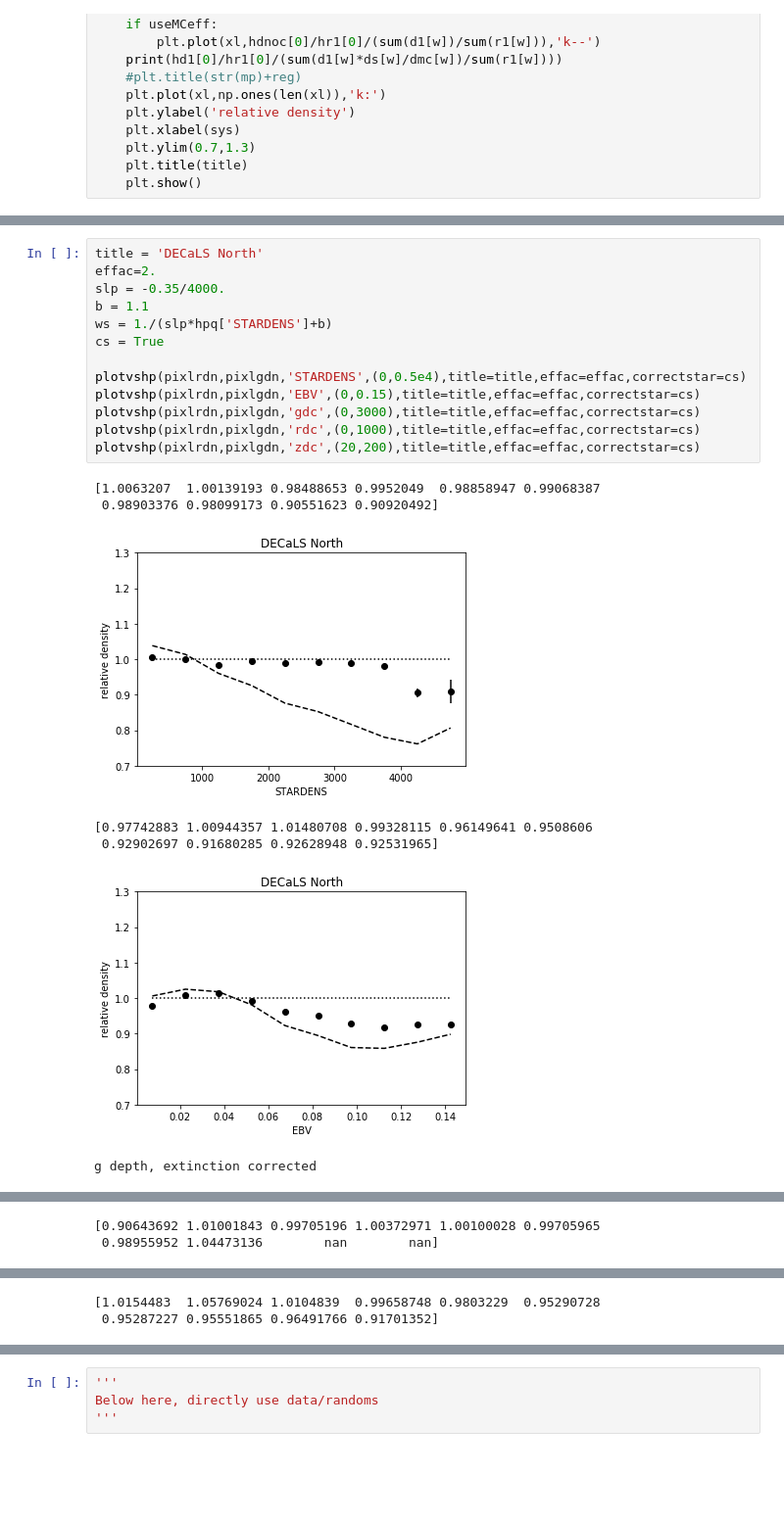
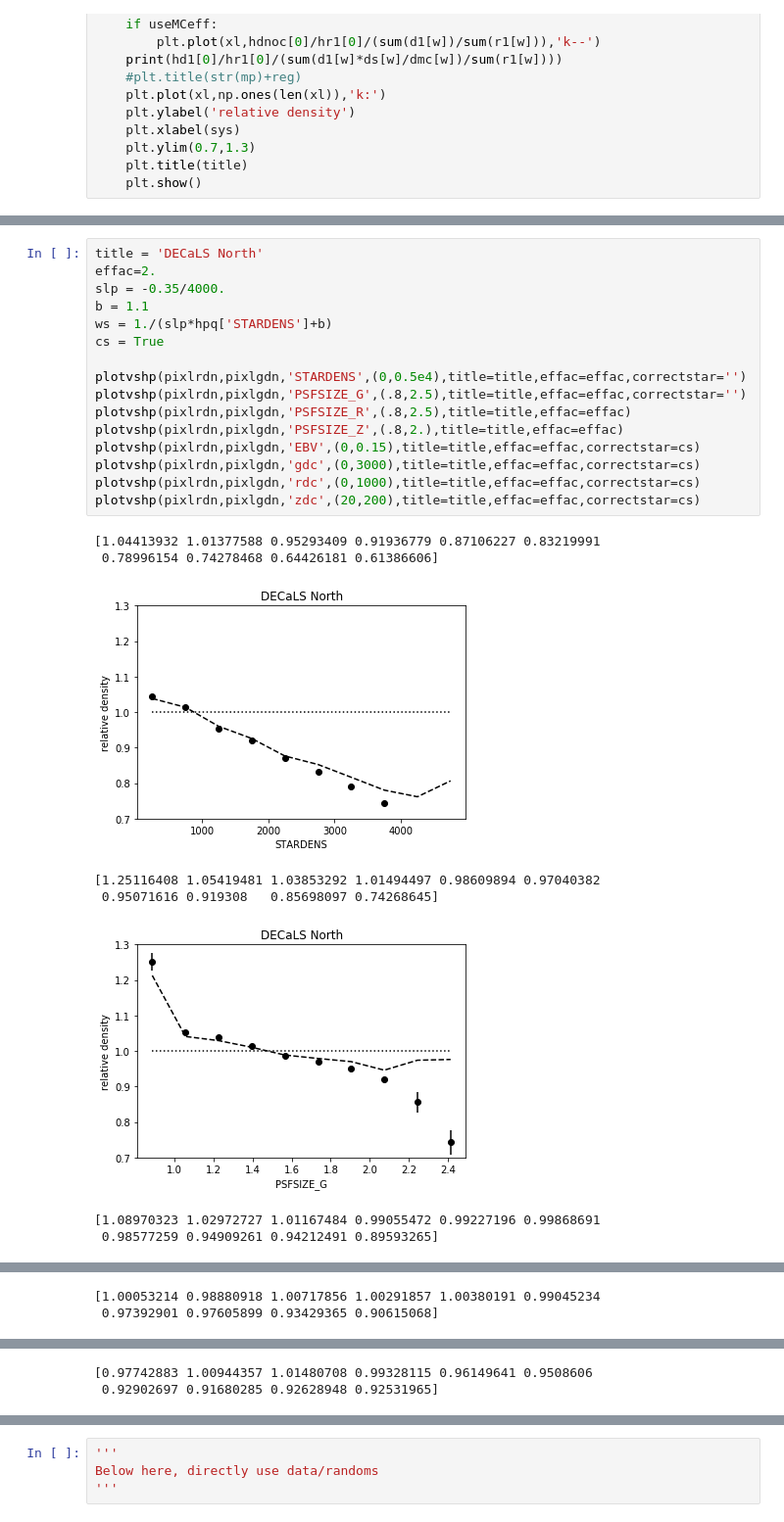
Before and after one commit to desihub/LSS, a Jupyter notebook: Sandbox/ELGgalforeground.ipynb, the cells around one changed output, grey strips where cells are left out. Shown at 98% size. Cells and saved outputs as stored; diff of their text form; blank space fills up the shorter version.

```diff
--- a/Sandbox/ELGgalforeground.ipynb
+++ b/Sandbox/ELGgalforeground.ipynb
@@ -212,21 +244,25 @@ g depth, extinction corrected
 # %%
 title = 'DECaLS North'
 effac=2.
 slp = -0.35/4000.
 b = 1.1
 ws = 1./(slp*hpq['STARDENS']+b)
 cs = True
 
-plotvshp(pixlrdn,pixlgdn,'STARDENS',(0,0.5e4),title=title,effac=effac,correctstar=cs)
+plotvshp(pixlrdn,pixlgdn,'STARDENS',(0,0.5e4),title=title,effac=effac,correctstar='')
+plotvshp(pixlrdn,pixlgdn,'PSFSIZE_G',(.8,2.5),title=title,effac=effac,correctstar='')
+plotvshp(pixlrdn,pixlgdn,'PSFSIZE_R',(.8,2.5),title=title,effac=effac)
+plotvshp(pixlrdn,pixlgdn,'PSFSIZE_Z',(.8,2.),title=title,effac=effac)
 plotvshp(pixlrdn,pixlgdn,'EBV',(0,0.15),title=title,effac=effac,correctstar=cs)
 plotvshp(pixlrdn,pixlgdn,'gdc',(0,3000),title=title,effac=effac,correctstar=cs)
 plotvshp(pixlrdn,pixlgdn,'rdc',(0,1000),title=title,effac=effac,correctstar=cs)
 plotvshp(pixlrdn,pixlgdn,'zdc',(20,200),title=title,effac=effac,correctstar=cs)
 # %% [output]
-[1.0063207  1.00139193 0.98488653 0.9952049  0.98858947 0.99068387
- 0.98903376 0.98099173 0.90551623 0.90920492]
+[1.04413932 1.01377588 0.95293409 0.91936779 0.87106227 0.83219991
+ 0.78996154 0.74278468 0.64426181 0.61386606]
-[figure, old version]
+[figure, new version]
-[0.97742883 1.00944357 1.01480708 0.99328115 0.96149641 0.9508606
- 0.92902697 0.91680285 0.92628948 0.92531965]
+[1.25116408 1.05419481 1.03853292 1.01494497 0.98609894 0.97040382
+ 0.95071616 0.919308   0.85698097 0.74268645]
-[figure, old version]
+[figure, new version]
-g depth, extinction corrected
+[1.08970323 1.02972727 1.01167484 0.99055472 0.99227196 0.99868691
+ 0.98577259 0.94909261 0.94212491 0.89593265]
@@ -233,2 +270,2 @@ g depth, extinction corrected
-[0.90643692 1.01001843 0.99705196 1.00372971 1.00100028 0.99705965
- 0.98955952 1.04473136        nan        nan]
+[1.00053214 0.98880918 1.00717856 1.00291857 1.00380191 0.99045234
+ 0.97392901 0.97605899 0.93429365 0.90615068]
@@ -236,2 +273,2 @@ g depth, extinction corrected
-[1.0154483  1.05769024 1.0104839  0.99658748 0.9803229  0.95290728
- 0.95287227 0.95551865 0.96491766 0.91701352]
+[0.97742883 1.00944357 1.01480708 0.99328115 0.96149641 0.9508606
+ 0.92902697 0.91680285 0.92628948 0.92531965]
```
Also changed, not shown: parts of 9 cells of this notebook, 2 other files.
